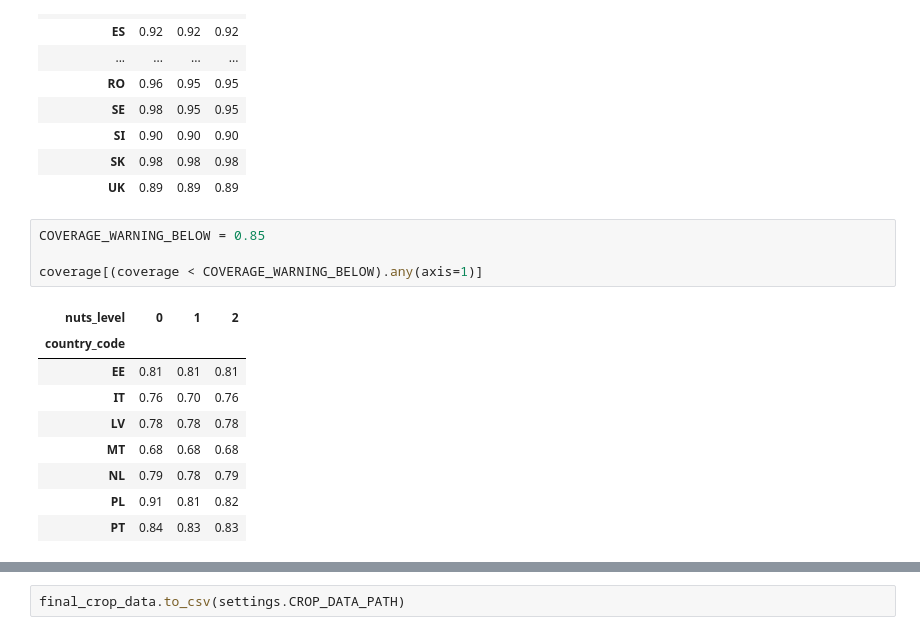
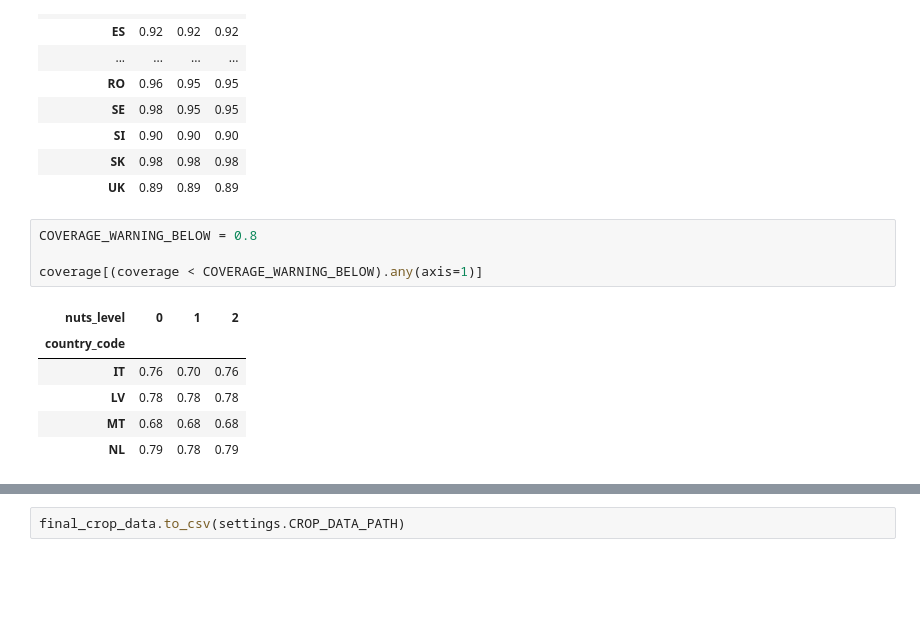
Before and after one commit to rasmuse/subnational-p-budgets, a Jupyter notebook: Crop production.ipynb, the cells around one changed output, grey strips where cells are left out. Drawn from its saved outputs; the diff is of its cells as text; blank space fills up the shorter version.

Commit message:
Check refarea coverage on subnational level

```diff
--- a/Crop production.ipynb
+++ b/Crop production.ipynb
@@ -903,19 +900,16 @@ coverage
 | SK | 0.98 | 0.98 | 0.98 |
 | UK | 0.89 | 0.89 | 0.89 |
 # %%
-COVERAGE_WARNING_BELOW = 0.85
+COVERAGE_WARNING_BELOW = 0.8
 
 coverage[(coverage < COVERAGE_WARNING_BELOW).any(axis=1)]
 # %% [output]
 | nuts_level | 0 | 1 | 2 |
 | country_code |  |  |  |
-| EE | 0.81 | 0.81 | 0.81 |
 | IT | 0.76 | 0.70 | 0.76 |
 | LV | 0.78 | 0.78 | 0.78 |
 | MT | 0.68 | 0.68 | 0.68 |
 | NL | 0.79 | 0.78 | 0.79 |
-| PL | 0.91 | 0.81 | 0.82 |
-| PT | 0.84 | 0.83 | 0.83 |
 # %%
 final_crop_data = most_aggregated_crop_data.dropna()
 final_crop_data.round(2)
```
Also changed, not shown: parts of 21 cells of this notebook.
